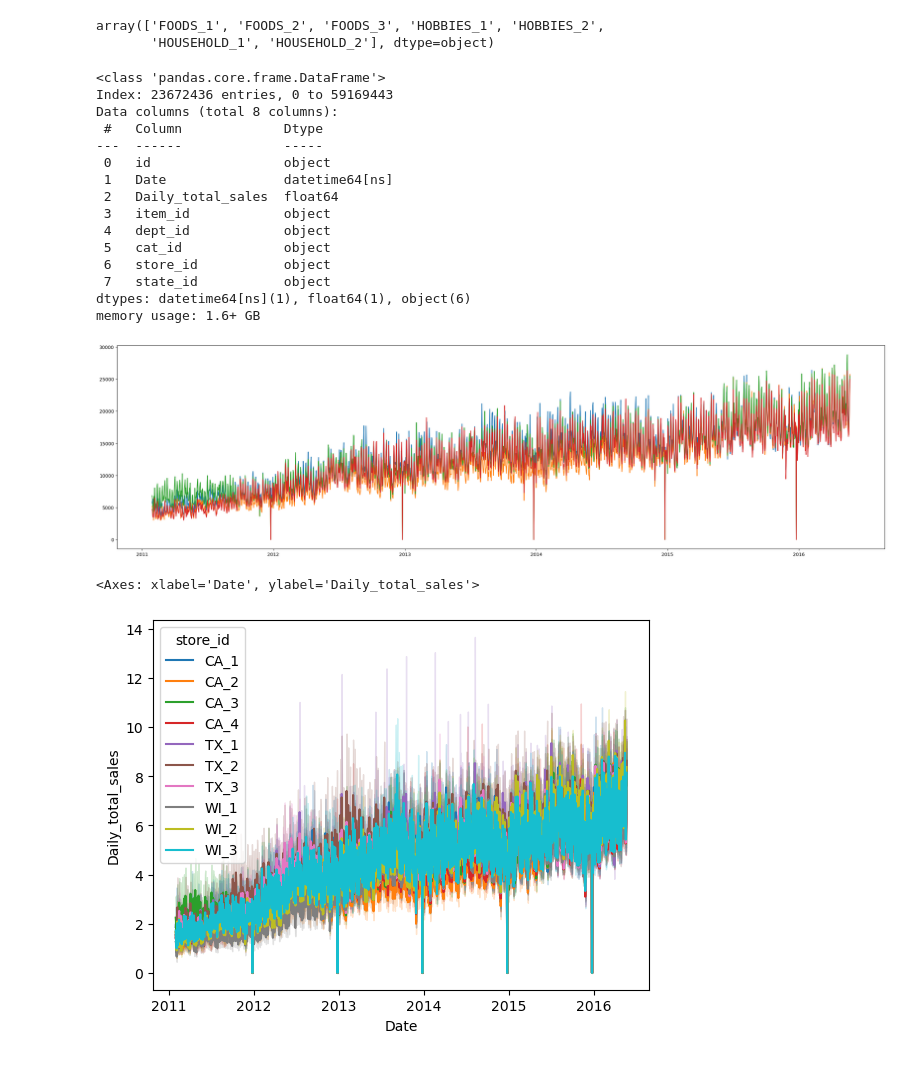
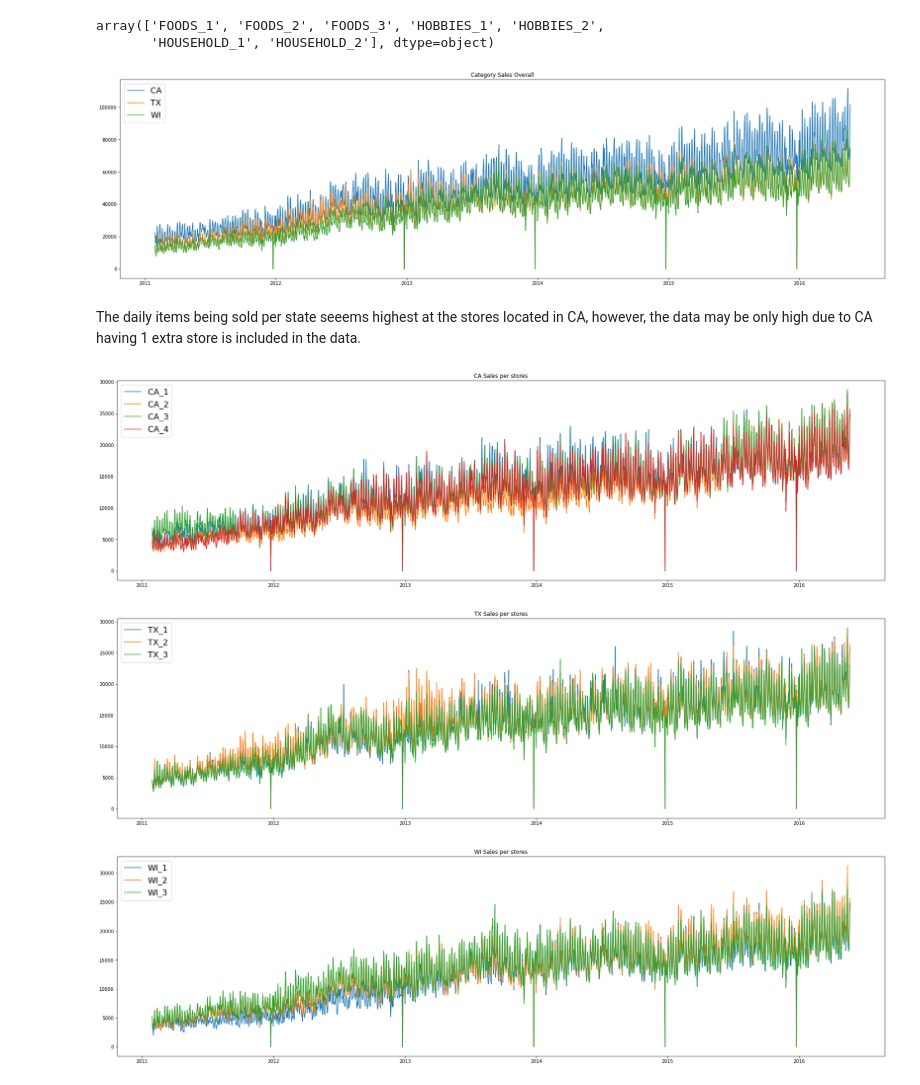
Before and after one commit to yoheita/Springboard, a Jupyter notebook: Capstone Project 2/Draft/Capstone_Project_Data_Review.ipynb, the cells around one changed output. Drawn from its saved outputs; the diff is of its cells as text; code cells hidden in the pictures.

```diff
--- a/Capstone Project 2/Draft/Capstone_Project_Data_Review.ipynb
+++ b/Capstone Project 2/Draft/Capstone_Project_Data_Review.ipynb
@@ -3,7 +3,7 @@ import pandas as pd
 
 df_sell_date_column = pd.read_csv("df_sell_date_column.csv")
 df_sell_date_column = df_sell_date_column.drop(['Unnamed: 0'], axis = 1)
-df_evaluation = pd.read_csv("data/m5-forecasting-accuracy/sales_train_evaluation.csv")
+df = pd.read_csv("df_sell_final.csv")
 # %%
 import matplotlib.pyplot as plt
 # %%
@@ -58,31 +60,40 @@ data_CA = data_melt_and_ids.loc[data_melt_and_ids['state_id'] == 'CA']
 # %%
 total_sales_by_store_CA = data_CA.groupby(['Date','store_id'])['Daily_total_sales'].sum().unstack()
+total_sales_by_store_TX = data_TX.groupby(['Date','store_id'])['Daily_total_sales'].sum().unstack()
+total_sales_by_store_WI = data_WI.groupby(['Date','store_id'])['Daily_total_sales'].sum().unstack()
 # %%
-data_CA.info()
+data_melt_and_ids.groupby(['Date','state_id'])['Daily_total_sales'].sum().unstack()
+
+plt.figure(figsize=(30, 8))
+plt.plot(data_Overall_State)
+plt.legend(data_melt_and_ids['state_id'].unique(), prop ={'size':18})
+plt.title("Category Sales Overall")
+plt.show()
 # %% [output]
-<class 'pandas.core.frame.DataFrame'>
-Index: 23672436 entries, 0 to 59169443
-Data columns (total 8 columns):
- #   Column             Dtype
----  ------             -----
- 0   id                 object
- 1   Date               datetime64[ns]
- 2   Daily_total_sales  float64
- 3   item_id            object
- 4   dept_id            object
- 5   cat_id             object
- 6   store_id           object
- 7   state_id           object
-dtypes: datetime64[ns](1), float64(1), object(6)
-memory usage: 1.6+ GB
+[figure, added]
+# %% [markdown]
+The daily items being sold per state seeems highest at the stores located in CA, however, the data may be only high due to CA having 1 extra store is included in the data.
 # %%
 plt.figure(figsize=(30, 8))
 plt.plot(total_sales_by_store_CA)
+plt.legend(data_CA['store_id'].unique(), prop ={'size':18})
+plt.title("CA Sales per stores")
 plt.show()
 # %% [output]
-[figure, old version]
+[figure, new version]
 # %%
-sns.lineplot(x = 'Date', y = 'Daily_total_sales',hue = 'store_id', data = data_melt_and_ids)
+plt.figure(figsize=(30, 8))
+plt.plot(total_sales_by_store_TX)
+plt.legend(data_TX['store_id'].unique(), prop ={'size':18})
+plt.title("TX Sales per stores")
+plt.show()
 # %% [output]
-<Axes: xlabel='Date', ylabel='Daily_total_sales'>
-[figure, old version]
+[figure, new version]
+# %%
+plt.figure(figsize=(30, 8))
+plt.plot(total_sales_by_store_WI)
+plt.legend(data_WI['store_id'].unique(), prop ={'size':18})
+plt.title("WI Sales per stores")
+plt.show()
+# %% [output]
+[figure, added]
```
Also changed, not shown: parts of 11 cells of this notebook.
